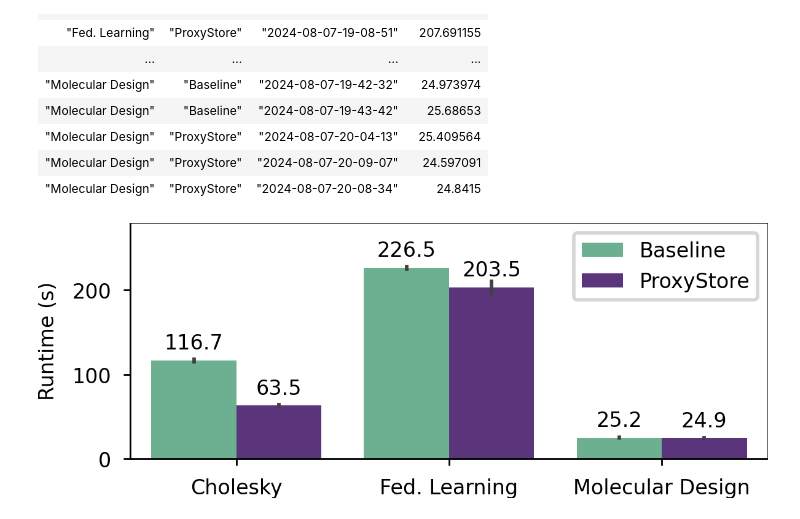
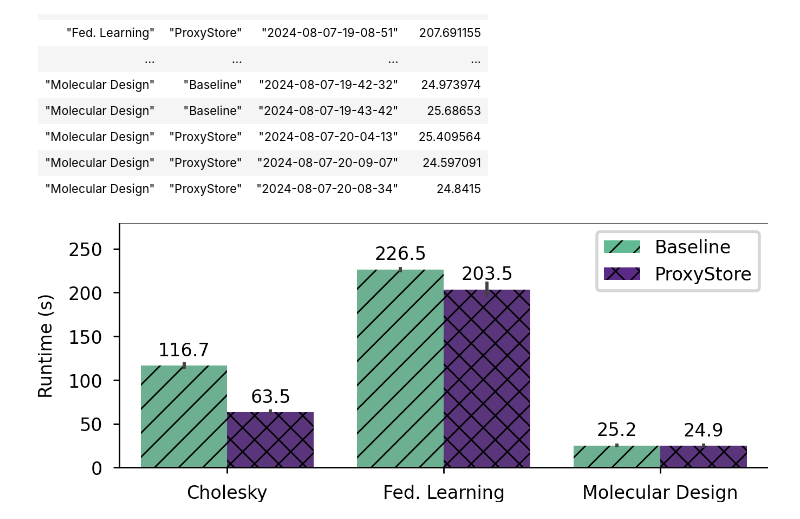
Before and after one commit to proxystore/hppss24-demo, a Jupyter notebook: experiments/analyze-apps.ipynb, the cells around one changed output. Drawn from its saved outputs; the diff is of its cells as text; code cells hidden in the pictures.

```diff
--- a/experiments/analyze-apps.ipynb
+++ b/experiments/analyze-apps.ipynb
@@ -60,7 +61,7 @@ def load_data(directory: pathlib.Path) -> polars.DataFrame:
 
     return polars.DataFrame(runs)
 # %%
-data = load_data(pathlib.Path('runs/'))
+data = load_data(pathlib.Path('runs/apps/'))
 data
 # %% [output]
 shape: (18, 4)
@@ -83,21 +84,35 @@ shape: (18, 4)
 | "Molecular Design" | "ProxyStore" | "2024-08-07-20-09-07" | 24.597091 |
 | "Molecular Design" | "ProxyStore" | "2024-08-07-20-08-34" | 24.8415 |
 # %%
+palette = {'Baseline': '#61BA92', 'ProxyStore': '#5B2A86'}
+hatches = ['///', 'xxx']
+
 fig, ax = plt.subplots()
 handle = seaborn.barplot(
     data,
     x="app",
     y="runtime",
     hue="method",
     errorbar='sd',
-    palette={'Baseline': '#61BA92', 'ProxyStore': '#5B2A86'},
+    palette=palette,
     ax=ax,
 )
-for container in ax.containers:
+for container, hatch in zip(ax.containers, hatches):
+    for patch in container:
+        patch.set_hatch(hatch)
     handle.bar_label(container, size=6, padding=2, fmt='{:.1f}')
 handle.set(xlabel=None, ylabel='Runtime (s)', ylim=(0, 280))
 handle.get_legend().set_title(None)
+
+_, labels = ax.get_legend_handles_labels()
+handles = [
+    matplotlib.patches.Patch(facecolor=color, hatch=hatch)
+    for color, hatch in zip(palette.values(), hatches)
+]
+ax.legend(handles, labels)
+
+fig.tight_layout(w_pad=3)
 fig.set_size_inches(3.35, 1.25)
 fig.savefig('figures/app-makespan.pdf', pad_inches=0.05)
 # %% [output]
-[figure, old version]
+[figure, new version]
```
Also changed, not shown: parts of 1 cell of this notebook, 56 other files.
